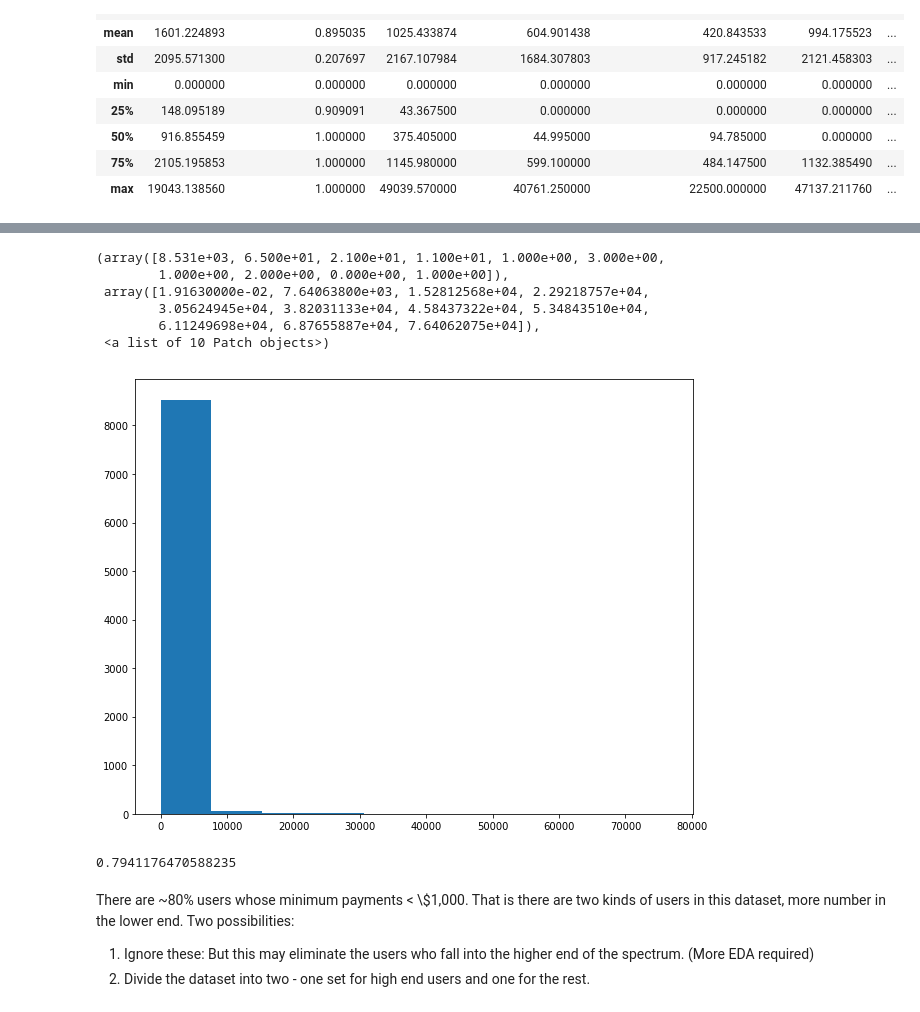
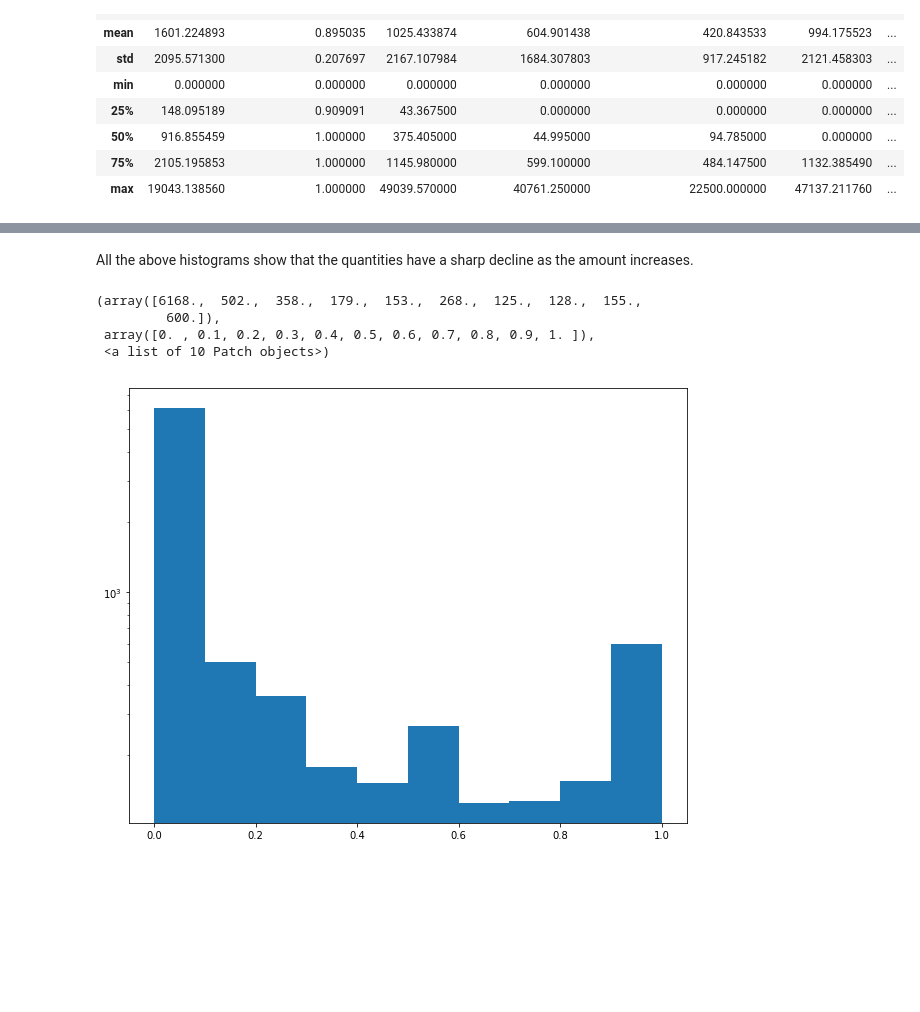
Before and after one commit to mnathvt/insight_data_challenge, a Jupyter notebook: dc2/cc_analysis.ipynb, the cells around one changed output, grey strips where cells are left out. Saved outputs shown, nothing was run; the diff lists cells and outputs as text; code cells hidden in the pictures; blank space fills up the shorter version.

```diff
--- a/dc2/cc_analysis.ipynb
+++ b/dc2/cc_analysis.ipynb
@@ -192,20 +217,11 @@ Hover to magify
+# %% [markdown]
+All the above histograms show that the quantities have a sharp decline as the amount increases.
 # %%
-plt.figure(figsize=(10,8))
-plt.hist(df['MINIMUM_PAYMENTS'])
+plt.figure(figsize = (10, 8))
+plt.hist(df['PRC_FULL_PAYMENT'], log = True)
 # %% [output]
-(array([8.531e+03, 6.500e+01, 2.100e+01, 1.100e+01, 1.000e+00, 3.000e+00,
-        1.000e+00, 2.000e+00, 0.000e+00, 1.000e+00]),
- array([1.91630000e-02, 7.64063800e+03, 1.52812568e+04, 2.29218757e+04,
-        3.05624945e+04, 3.82031133e+04, 4.58437322e+04, 5.34843510e+04,
-        6.11249698e+04, 6.87655887e+04, 7.64062075e+04]),
+(array([6168.,  502.,  358.,  179.,  153.,  268.,  125.,  128.,  155.,
+         600.]),
+ array([0. , 0.1, 0.2, 0.3, 0.4, 0.5, 0.6, 0.7, 0.8, 0.9, 1. ]),
  <a list of 10 Patch objects>)
-[figure, old version]
+[figure, new version]
-# %%
-len(df[df.MINIMUM_PAYMENTS < 1000.0])/len(df)
-# %% [output]
-0.7941176470588235
-# %% [markdown]
-There are ~80% users whose minimum payments < \\$1,000. That is there are two kinds of users in this dataset, more number in the lower end.
-Two possibilities:
-1. Ignore these: But this may eliminate the users who fall into the higher end of the spectrum. (More EDA required)
-2. Divide the dataset into two - one set for high end users and one for the rest.
```
Also changed, not shown: parts of 48 cells of this notebook.
